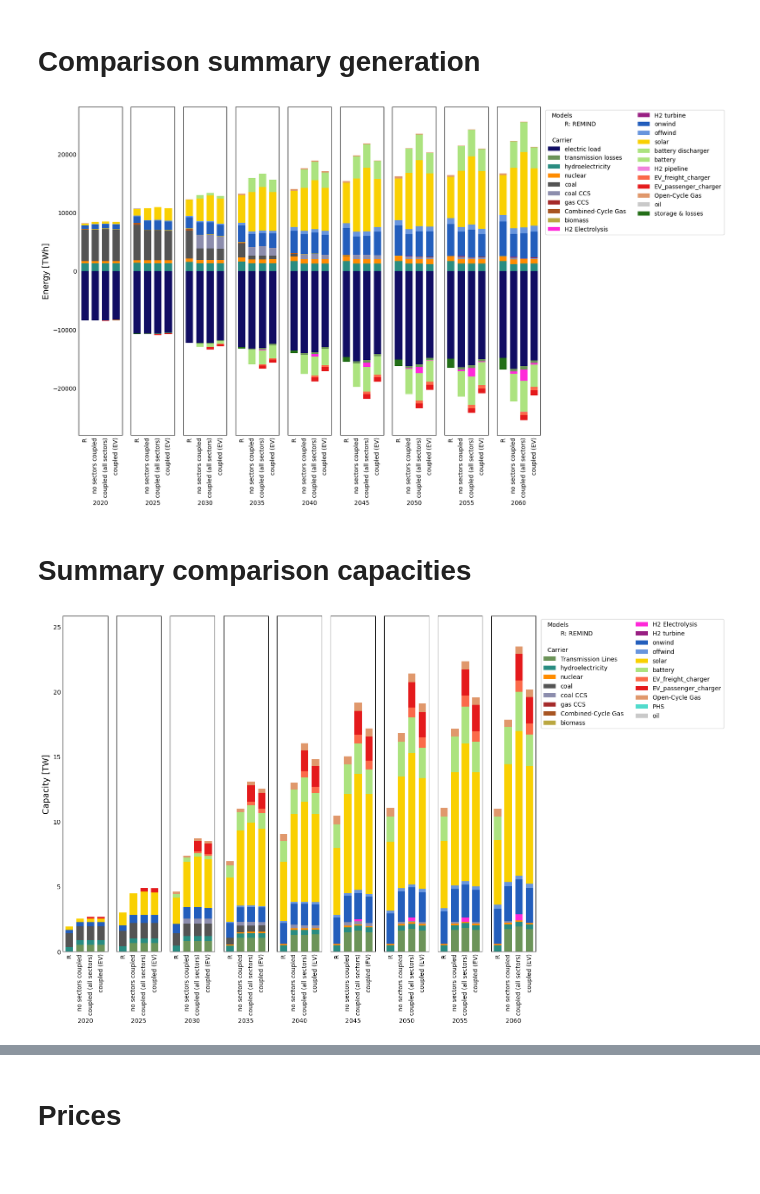
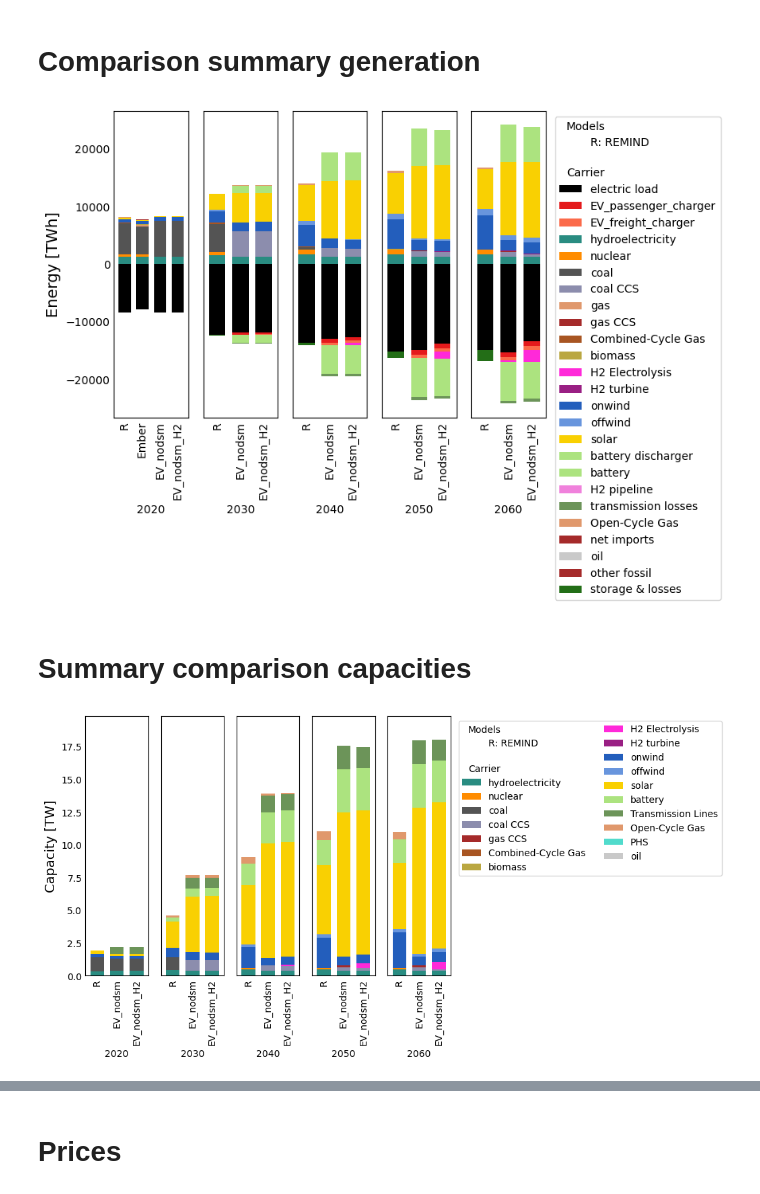
Before and after one commit to beijingzyl/PyPSA-China-PIK, a Jupyter notebook: workflow/notebooks/compare.ipynb, the cells around one changed output, grey strips where cells are left out. Saved outputs shown, nothing was run; the diff lists cells and outputs as text; code cells hidden in the pictures.

```diff
--- a/workflow/notebooks/compare.ipynb
+++ b/workflow/notebooks/compare.ipynb
@@ -14,25 +14,26 @@ years = [
 ]  # , 2070, 2080, 2090, 2100]
 result_paths = {}
 # result_paths["REMIND downscaled"] = "/p/tmp/ivanra/PyPSA-China-clone/PyPSA-China-PIK/results/v-1.1.1_REMIND_EFC_2025-07-24-r2_frozenvoll/overnight_co2pw-SSP2-PkBudg1000-CHA-pypsaelh2_topo-current+FCG"
-result_paths["no sectors coupled"] = (
-    "/p/tmp/yanleizh/PYPSA_0724/PyPSA-China-PIK/results/v-1.1.1_REMIND_EFC_2025-0915_nocoupled/overnight_co2pw-SSP2-PkBudg1000-CHA-pypsaelh2_topo-current+FCG"
-)
+# result_paths["no sectors coupled"] = (
+#     "/p/tmp/yanleizh/PYPSA_0724/PyPSA-China-PIK/results/v-1.1.1_REMIND_EFC_2025-0916_ac/overnight_co2pw-SSP2-PkBudg1000-CHA-pypsaelh2_topo-current+FCG"
+# )
 # result_paths["coupled (all free)"] = "/p/tmp/ivanra/PyPSA-China-clone/PyPSA-China-PIK/results/v-1.1.1_REMIND_EFC_2025-07-25-r3_scale09/overnight_co2pw-SSP2-PkBudg1000-CHA-pypsaelh2_09scaled_topo-current+FCG"
-result_paths["coupled (all sectors)"] = "/p/tmp/yanleizh/PYPSA_0724/PyPSA-China-PIK/results/v-1.1.1_REMIND_EFC_2025-0915_hydrogen_new/overnight_co2pw-SSP2-PkBudg1000-CHA-pypsaelh2_topo-current+FCG"
-result_paths["coupled (EV)"] = "/p/tmp/yanleizh/PYPSA_0724/PyPSA-China-PIK/results/v-1.1.1_REMIND_EFC_2025-0915_transport/overnight_co2pw-SSP2-PkBudg1000-CHA-pypsaelh2_topo-current+FCG"
+result_paths["EV_nodsm"] = "/p/tmp/yanleizh/PYPSA_0724/PyPSA-China-PIK/results/v-1.1.1_REMIND_EFC_2025-0916_EV_nodsm/overnight_co2pw-SSP2-PkBudg1000-CHA-pypsaelh2_topo-current+FCG"
+result_paths["EV_nodsm_H2"] = "/p/tmp/yanleizh/PYPSA_0724/PyPSA-China-PIK/results/v-1.1.1_REMIND_EFC_2025-0916_EV_nodsm_H2/overnight_co2pw-SSP2-PkBudg1000-CHA-pypsaelh2_topo-current+FCG"
+# result_paths["coupled (all sectors)"] = "/p/tmp/yanleizh/PYPSA_0724/PyPSA-China-PIK/results/v-1.1.1_REMIND_EFC_2025-0916_allsec/overnight_co2pw-SSP2-PkBudg1000-CHA-pypsaelh2_topo-current+FCG"
 
 remind_paths = {
     "load": "/p/tmp/ivanra/PyPSA-China-PIK/resources/derived_data/overnight_co2pw-SSP2-PkBudg1000-CHA-pypsaelh2_topo-current+FCG/remind/yrly_loads.csv",
     "remind_export": "/p/tmp/ivanra/formatted_remind_outputs/pypsa_export_chris_CHA_v2/",
 }
 short_names = {
-    "Ember": "E",
+    # "Ember": "E",
     "REMIND": "R",
-    "REMIND downscaled": "D",
-    "coupled (ccs free)": "CP1",
-    "coupled (pv frozen)": "CP-noPV",
-    "coupled (all free)": "CP2",
-    "PyPSA": "Py",
+    # "REMIND downscaled": "D",
+    # "coupled (ccs free)": "CP1",
+    # "coupled (pv frozen)": "CP-noPV",
+    # "coupled (all free)": "CP2",
+    # "PyPSA": "Py",
 }
 # %% [markdown]
 ### boiler plate
@@ -447,7 +448,7 @@ def plot_comparison(data, config, unit_conversion, ylabel: str):
 
     colors = build_color_map(data_all_years, config)
 
-    fig, axes = plt.subplots(1, len(groups), sharey=True, figsize=(14, 10))
+    fig, axes = plt.subplots(1, len(groups), sharey=True, figsize=(7, 5))
     for ax, (year, group) in zip(axes, groups):
         # The rename_axis function makes the difference
         subplot_df = (
@@ -467,7 +468,12 @@ def plot_comparison(data, config, unit_conversion, ylabel: str):
         )
         ax.tick_params(axis="both", which="both", length=0)
 
-    ax.legend(title="Carrier", bbox_to_anchor=(1.05, 1), loc="upper left")
+    ax.legend(
+    title="Carrier",
+    bbox_to_anchor=(1.05, 1),
+    loc="upper left",
+    ncol=1)
+
 
     # fig.update_layout(barmode='group', xaxis_tickangle=-45,bargap=0.2,bargroupgap=0.5)
     axes[0].set_ylabel(ylabel, fontsize=14)
@@ -478,27 +484,31 @@ def plot_comparison(data, config, unit_conversion, ylabel: str):
     return ax
 # %%
 plot_data = data_all.loc[:, data_all.columns.get_level_values("results_path") != "E"]
+# 只保留整十年的年份
+years_to_keep = [y for y in plot_data.columns.get_level_values("year").unique() if y % 10 == 0]
+plot_data = plot_data.loc[:, plot_data.columns.get_level_values("year").isin(years_to_keep)]
+
 plot_data = plot_data.loc[~(abs(plot_data) < 3e6).all(axis=1)]
 
 ax = plot_comparison(plot_data, config, 1e6, "Energy [TWh]")
 ax.plot([], [], label="Models", alpha=0)
 for fullname, shortname in short_names.items():
     if fullname not in result_paths and fullname not in ["REMIND"]:
         continue
     ax.plot([], [], label=f"{shortname}: {fullname}", color="k", alpha=0)
 ax.plot([], [], label="\nCarrier", alpha=0)
-ax.legend(bbox_to_anchor=(1.05, 1), loc="upper left", ncols=2)
+ax.legend(bbox_to_anchor=(1.05, 1), loc="upper left", ncols=1)
 leg = ax.get_legend()
 fig = ax.get_figure()
 ## Move titles to the left
 for item, label in zip(leg.legend_handles, leg.texts):
     if label._text in ["\nCarrier", "Models"]:
         width = item.get_window_extent(fig.canvas.get_renderer()).width
         label.set_ha("left")
         label.set_position((-1.5 * width, 0))
 fig.subplots_adjust(wspace=0.2)
 # %% [output]
-[figure, old version]
+[figure, new version]
 # %% [markdown]
 # Summary comparison capacities
 # %%
@@ -539,11 +549,17 @@ caps_all = (
     .fillna(0)
     .rename(columns=short_names, level=0)
 )
+
 plot_caps = caps_all.copy()
 plot_caps = plot_caps.loc[~(abs(plot_caps) < 1).all(axis=1)]
-if "Load Shedding" in plot_caps.index:
-    plot_caps.drop(index="Load Shedding", inplace=True)
-
+years_to_keep = [y for y in plot_caps.columns.get_level_values("year").unique() if y % 10 == 0]
+plot_caps = plot_caps.loc[:, plot_caps.columns.get_level_values("year").isin(years_to_keep)]
+if "EV_passenger_charger" in plot_caps.index:
+    plot_caps.drop(index="EV_passenger_charger", inplace=True)
+if "EV_freight_charger" in plot_caps.index:
+    plot_caps.drop(index="EV_freight_charger", inplace=True)
+# if "H2 Electrolysis" in plot_caps.index:
+#     plot_caps.drop(index="H2 Electrolysis", inplace=True)
 ax = plot_comparison(plot_caps, config, 1e6, "Capacity [TW]")
 ax.plot([], [], label="Models", alpha=0)
 for fullname, shortname in short_names.items():
@@ -562,7 +578,7 @@ for item, label in zip(leg.legend_handles, leg.texts):
 fig = ax.get_figure()
 fig.subplots_adjust(wspace=0.2)
 # %% [output]
-[figure, old version]
+[figure, new version]
 # %%
 from matplotlib.ticker import AutoMinorLocator
 # %%
```
Also changed, not shown: parts of 5 cells of this notebook, 6 other files.
